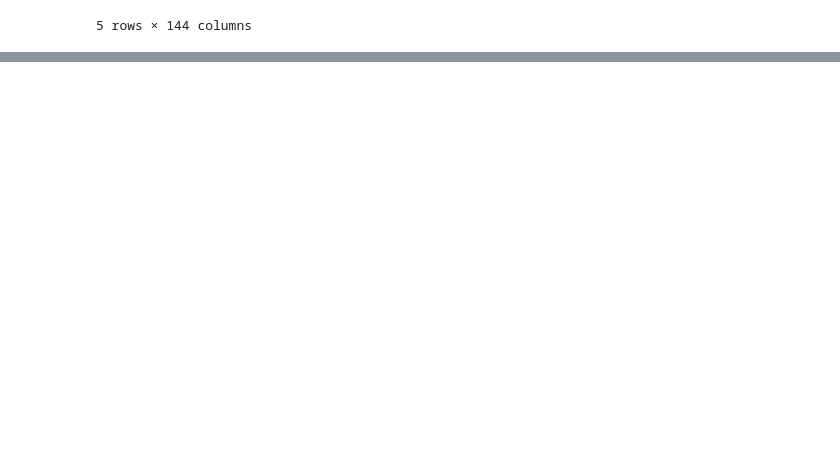
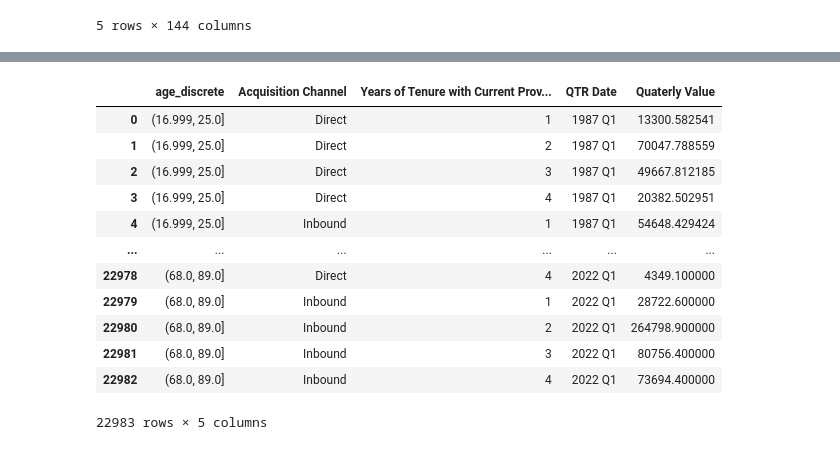
Before and after one commit to PaulB86UK/PP_ART, a Jupyter notebook: NB.ipynb, the cells around one changed output, grey strips where cells are left out. Cells and saved outputs as stored; diff of their text form; code cells hidden in the pictures; blank space fills up the shorter version.

```diff
--- a/NB.ipynb
+++ b/NB.ipynb
@@ -311,0 +325,19 @@ pre_processed_data.to_csv(rf'{PATH}\Processed_Profile.csv')
+# %%
+pre_processed_data
+pre_processed_unpivoted = pre_processed_data.melt(id_vars=['age_discrete', 'Acquisition Channel',
+       'Years of Tenure with Current Provider'], var_name='QTR Date', value_name='Quaterly Value')
+pre_processed_unpivoted
+# %% [output]
+|  | age_discrete | Acquisition Channel | Years of Tenure with Current Prov... | QTR Date | Quaterly Value |
+| 0 | (16.999, 25.0] | Direct | 1 | 1987 Q1 | 13300.582541 |
+| 1 | (16.999, 25.0] | Direct | 2 | 1987 Q1 | 70047.788559 |
+| 2 | (16.999, 25.0] | Direct | 3 | 1987 Q1 | 49667.812185 |
+| 3 | (16.999, 25.0] | Direct | 4 | 1987 Q1 | 20382.502951 |
+| 4 | (16.999, 25.0] | Inbound | 1 | 1987 Q1 | 54648.429424 |
+| ... | ... | ... | ... | ... | ... |
+| 22978 | (68.0, 89.0] | Direct | 4 | 2022 Q1 | 4349.100000 |
+| 22979 | (68.0, 89.0] | Inbound | 1 | 2022 Q1 | 28722.600000 |
+| 22980 | (68.0, 89.0] | Inbound | 2 | 2022 Q1 | 264798.900000 |
+| 22981 | (68.0, 89.0] | Inbound | 3 | 2022 Q1 | 80756.400000 |
+| 22982 | (68.0, 89.0] | Inbound | 4 | 2022 Q1 | 73694.400000 |
+22983 rows × 5 columns
```
Also changed, not shown: parts of 3 cells of this notebook.
